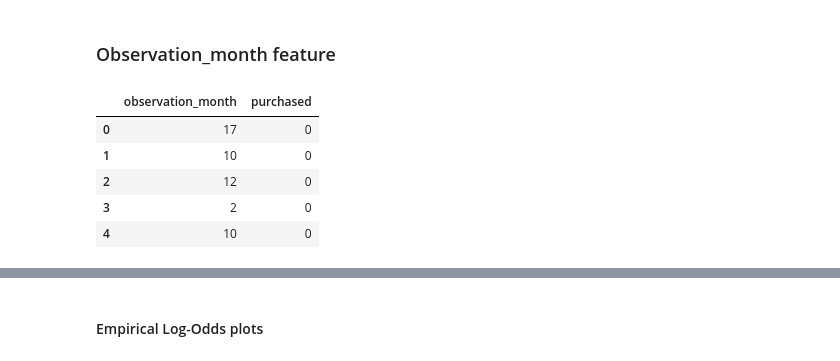
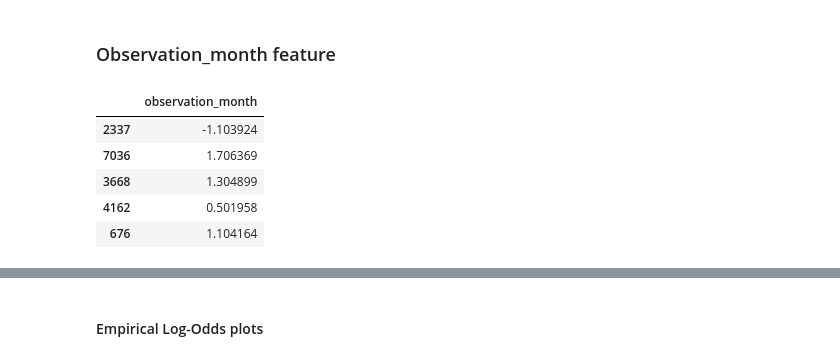
Before and after one commit to diyorarti/Learning_Data_Science, a Jupyter notebook: Statistics/3_Regression/Logistic_regression/practice2.ipynb, the cells around one changed output, grey strips where cells are left out. Saved outputs shown, nothing was run; the diff lists cells and outputs as text; code cells hidden in the pictures.

```diff
--- a/Statistics/3_Regression/Logistic_regression/practice2.ipynb
+++ b/Statistics/3_Regression/Logistic_regression/practice2.ipynb
@@ -423,12 +423,12 @@ quantitive_predictors = [
 # %% [markdown]
 ### Observation_month feature
 # %%
-observation_month_with_purchase = df[['observation_month', 'purchased']]
+observation_month_with_purchase = X_train[['observation_month']]
 observation_month_with_purchase.head()
 # %% [output]
-|  | observation_month | purchased |
-| 0 | 17 | 0 |
-| 1 | 10 | 0 |
-| 2 | 12 | 0 |
-| 3 | 2 | 0 |
-| 4 | 10 | 0 |
+|  | observation_month |
+| 2337 | -1.103924 |
+| 7036 | 1.706369 |
+| 3668 | 1.304899 |
+| 4162 | 0.501958 |
+| 676 | 1.104164 |
```
Also changed, not shown: parts of 28 cells of this notebook, 2 other files.
